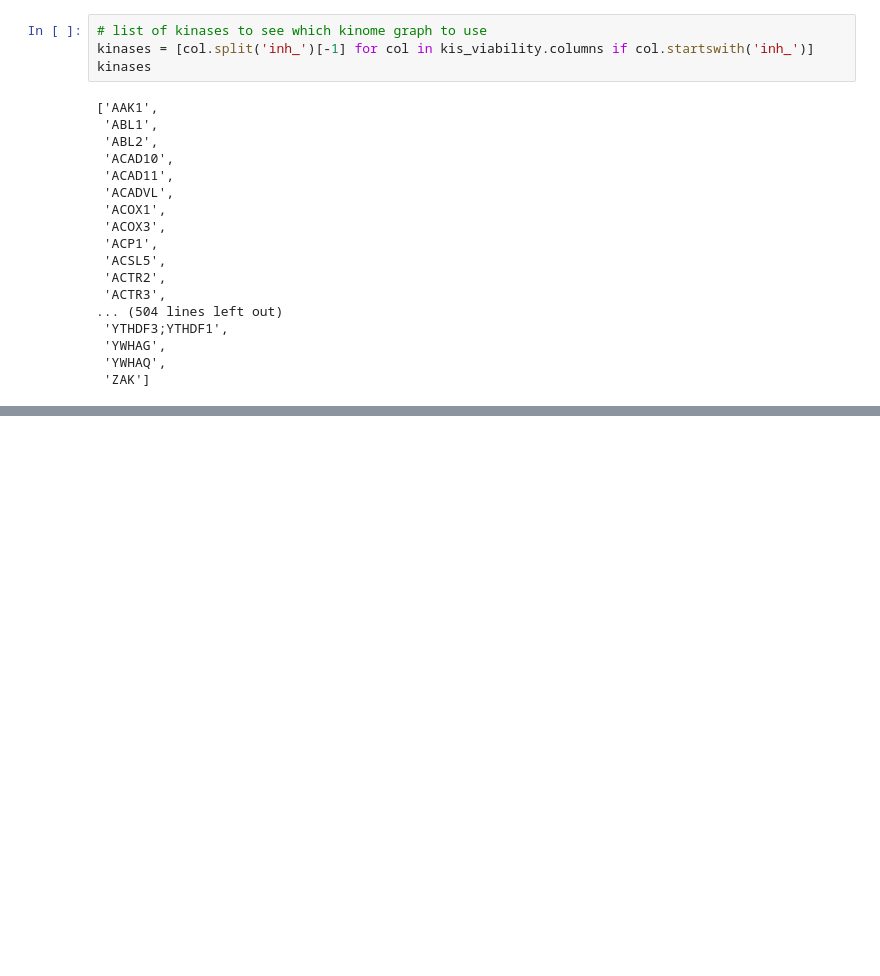
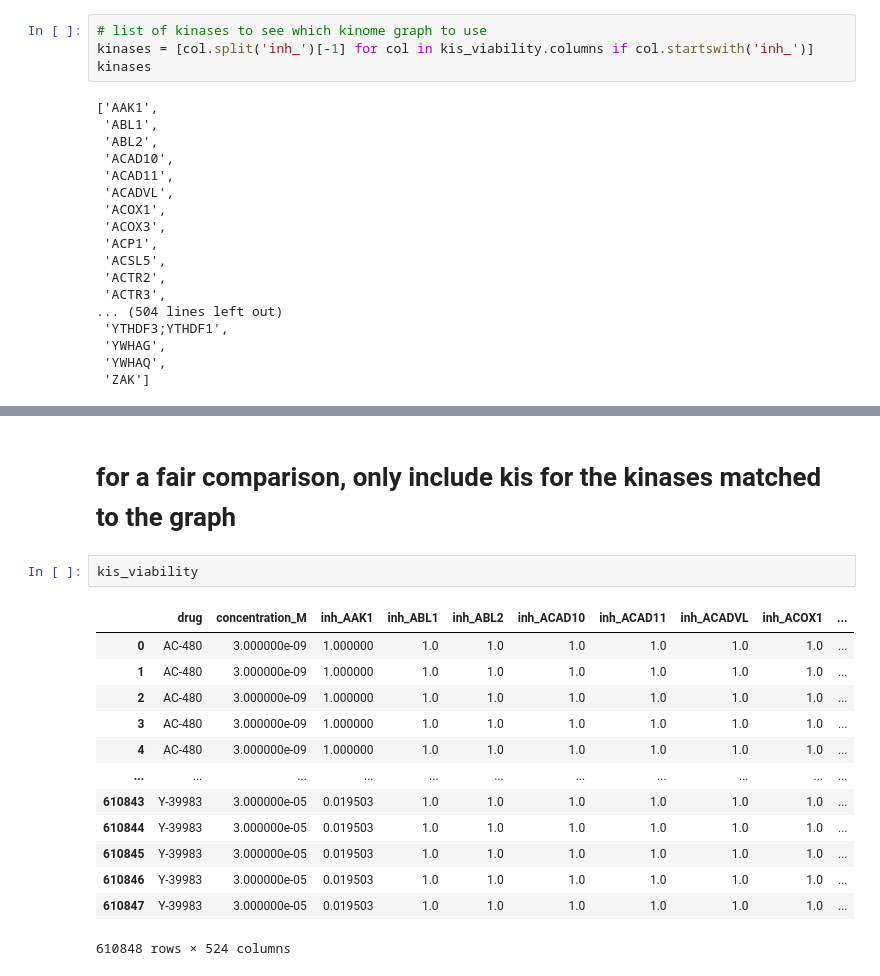
Before and after one commit to jstabet/KGNN-COMP683, a Jupyter notebook: src/preproc.ipynb, the cells around one changed output, grey strips where cells are left out. Cells and saved outputs as stored; diff of their text form; blank space fills up the shorter version.

```diff
--- a/src/preproc.ipynb
+++ b/src/preproc.ipynb
@@ -156,0 +131,18 @@ ModuleNotFoundError: No module named 'rapidfuzz'
+# %% [markdown]
+# for a fair comparison, only include kis for the kinases matched to the graph
+# %%
+kis_viability
+# %% [output]
+|  | drug | concentration_M | inh_AAK1 | inh_ABL1 | inh_ABL2 | inh_ACAD10 | inh_ACAD11 | inh_ACADVL | inh_ACOX1 | ... |
+| 0 | AC-480 | 3.000000e-09 | 1.000000 | 1.0 | 1.0 | 1.0 | 1.0 | 1.0 | 1.0 | ... |
+| 1 | AC-480 | 3.000000e-09 | 1.000000 | 1.0 | 1.0 | 1.0 | 1.0 | 1.0 | 1.0 | ... |
+| 2 | AC-480 | 3.000000e-09 | 1.000000 | 1.0 | 1.0 | 1.0 | 1.0 | 1.0 | 1.0 | ... |
+| 3 | AC-480 | 3.000000e-09 | 1.000000 | 1.0 | 1.0 | 1.0 | 1.0 | 1.0 | 1.0 | ... |
+| 4 | AC-480 | 3.000000e-09 | 1.000000 | 1.0 | 1.0 | 1.0 | 1.0 | 1.0 | 1.0 | ... |
+| ... | ... | ... | ... | ... | ... | ... | ... | ... | ... | ... |
+| 610843 | Y-39983 | 3.000000e-05 | 0.019503 | 1.0 | 1.0 | 1.0 | 1.0 | 1.0 | 1.0 | ... |
+| 610844 | Y-39983 | 3.000000e-05 | 0.019503 | 1.0 | 1.0 | 1.0 | 1.0 | 1.0 | 1.0 | ... |
+| 610845 | Y-39983 | 3.000000e-05 | 0.019503 | 1.0 | 1.0 | 1.0 | 1.0 | 1.0 | 1.0 | ... |
+| 610846 | Y-39983 | 3.000000e-05 | 0.019503 | 1.0 | 1.0 | 1.0 | 1.0 | 1.0 | 1.0 | ... |
+| 610847 | Y-39983 | 3.000000e-05 | 0.019503 | 1.0 | 1.0 | 1.0 | 1.0 | 1.0 | 1.0 | ... |
+610848 rows × 524 columns
```
Also changed, not shown: parts of 12 cells of this notebook.
